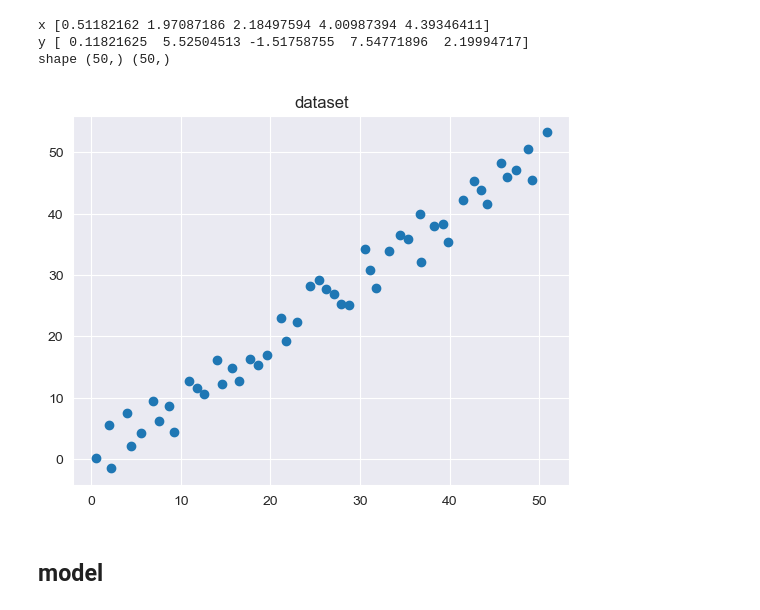
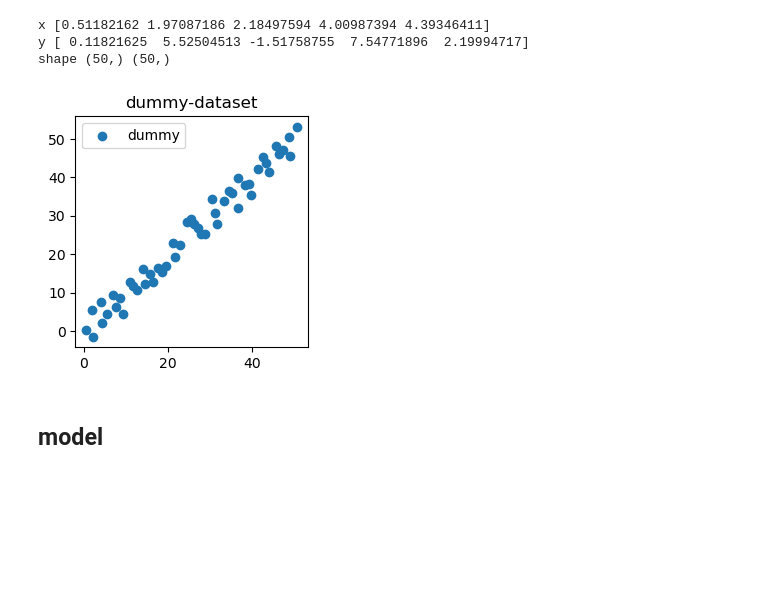
Before and after one commit to tansudasli/tensorflow-sandbox, a Jupyter notebook: linear_regression_tensorflow.ipynb, the cells around one changed output. Drawn from its saved outputs; the diff is of its cells as text; code cells hidden in the pictures; blank space fills up the shorter version.

```diff
--- a/linear_regression_tensorflow.ipynb
+++ b/linear_regression_tensorflow.ipynb
@@ -38,14 +40,14 @@ x [0.51182162 1.97087186 2.18497594 4.00987394 4.39346411]
 y [ 0.11821625  5.52504513 -1.51758755  7.54771896  2.19994717]
 shape (50,) (50,)
 # %%
-plt.scatter(x, y)
+plt.figure(figsize=(3,3))
+plt.scatter(x, y, label="dummy")
 
-plt.xlabel = "x"
-plt.ylabel = "y"
-plt.title("dataset")
+plt.title("dummy-dataset")
+plt.legend()
 plt.show()
 # %% [output]
-[figure, old version]
+[figure, new version]
 # %% [markdown]
 ## model
 # %%
```
Also changed, not shown: parts of 11 cells of this notebook.
